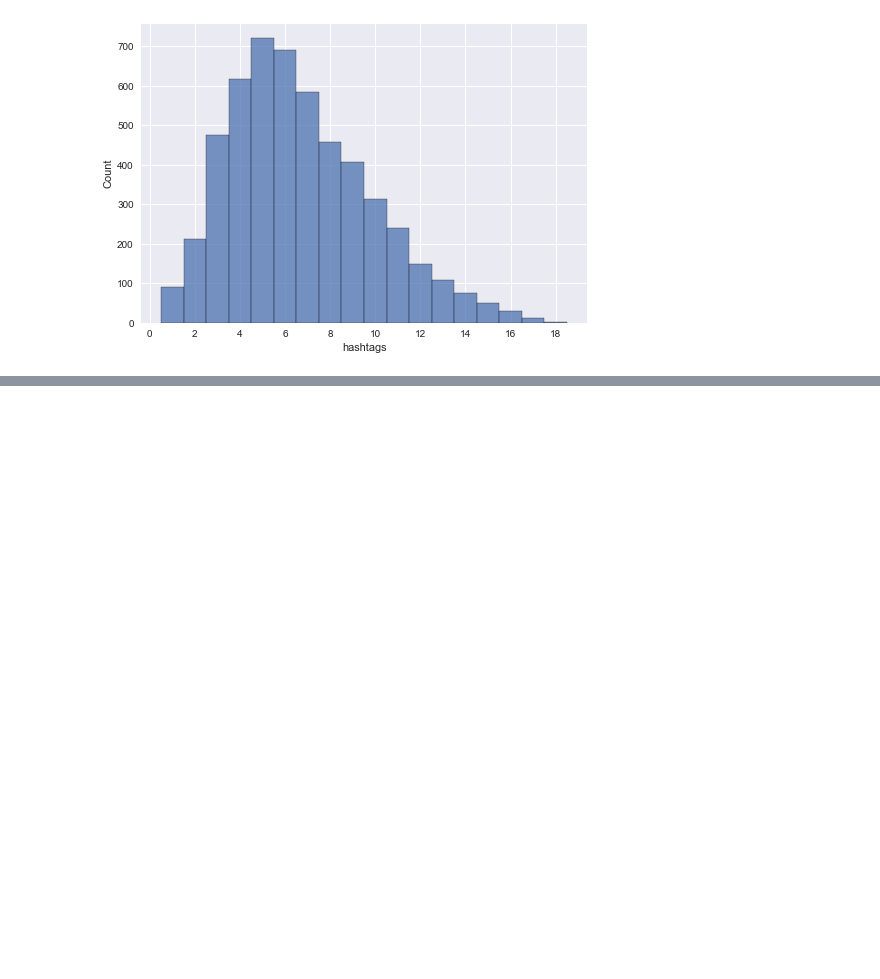
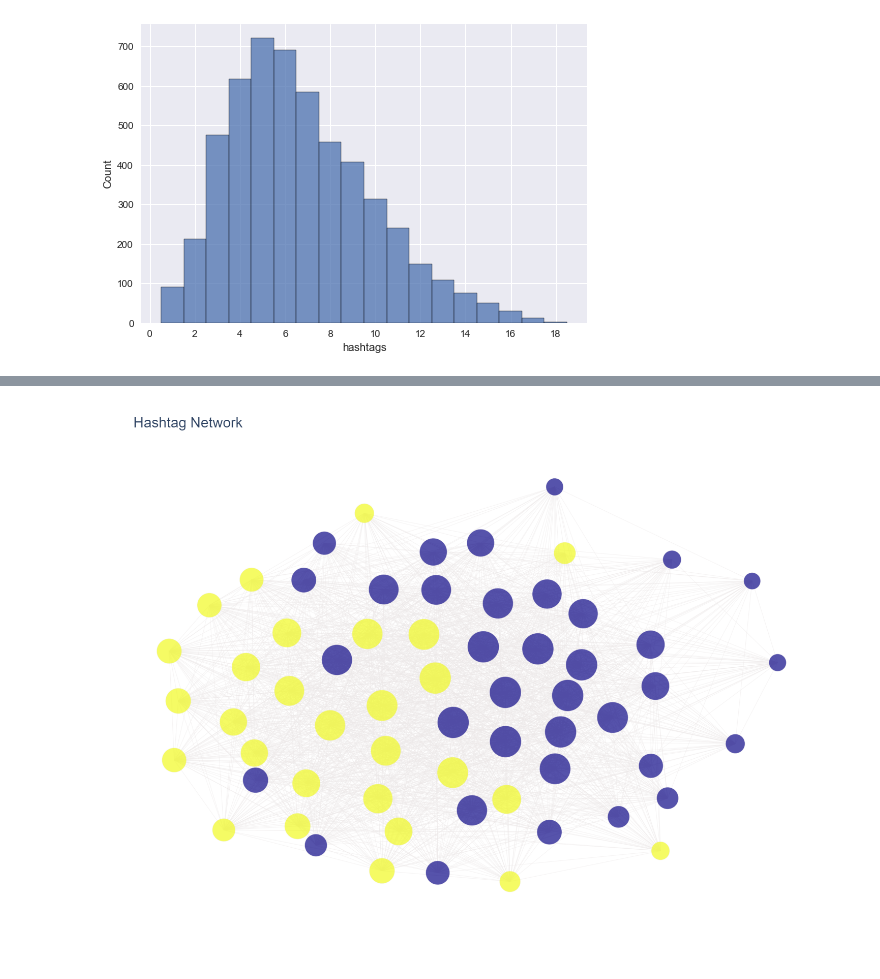
Before and after one commit to ravinitheshreddy/ComputationalSocialMedia_TikTok, a Jupyter notebook: EDA.ipynb, the cells around one changed output, grey strips where cells are left out. Drawn from its saved outputs; the diff is of its cells as text; code cells hidden in the pictures; blank space fills up the shorter version.

```diff
--- a/EDA.ipynb
+++ b/EDA.ipynb
@@ -663,0 +835,4 @@ nodes_df
+# %%
+plotGraph(nodes_df, hashtag_graph)
+# %% [output]
+[figure, added]
```
Also changed, not shown: parts of 22 cells of this notebook, 2 other files.
